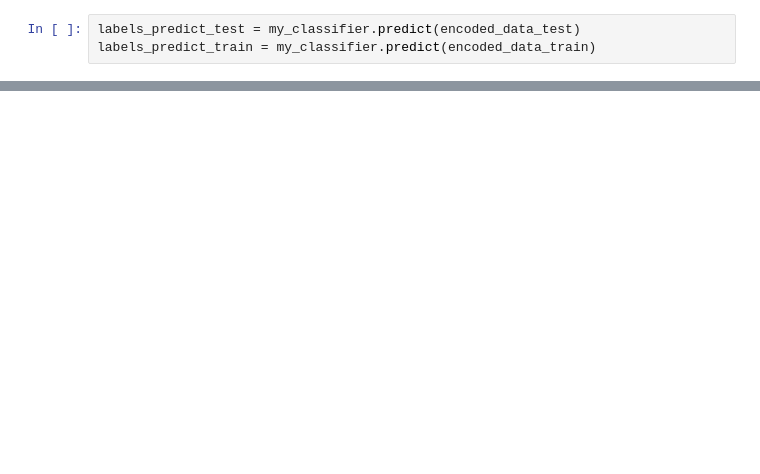
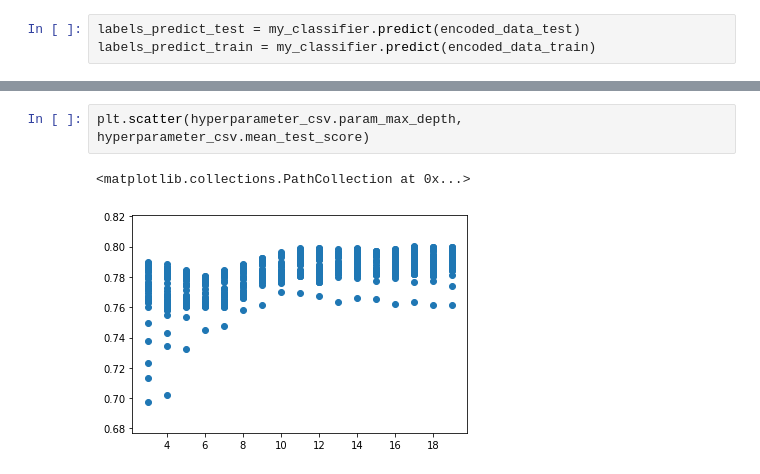
Before and after one commit to rcjackson/arming_the_edge, a Jupyter notebook: notebooks/Time period identification.ipynb, the cells around one changed output, grey strips where cells are left out. Saved outputs shown, nothing was run; the diff lists cells and outputs as text; blank space fills up the shorter version.

```diff
--- a/notebooks/Time period identification.ipynb
+++ b/notebooks/Time period identification.ipynb
@@ -420,0 +587,5 @@ Percent correct in training set: 97.09
+# %%
+plt.scatter(hyperparameter_csv.param_max_depth, hyperparameter_csv.mean_test_score)
+# %% [output]
+<matplotlib.collections.PathCollection at 0x...>
+[figure, added]
```
Also changed, not shown: parts of 40 cells of this notebook, 1 other file.
